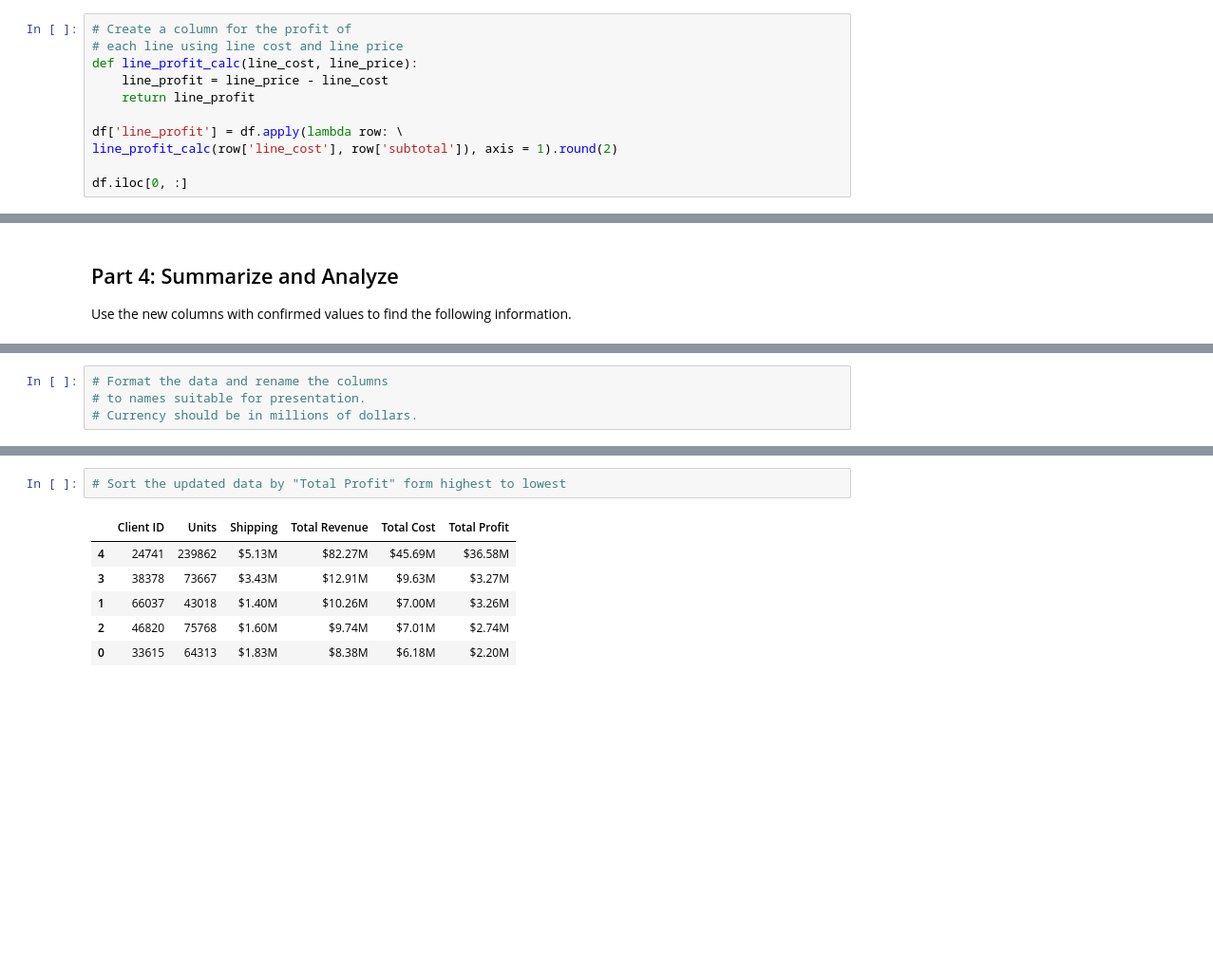
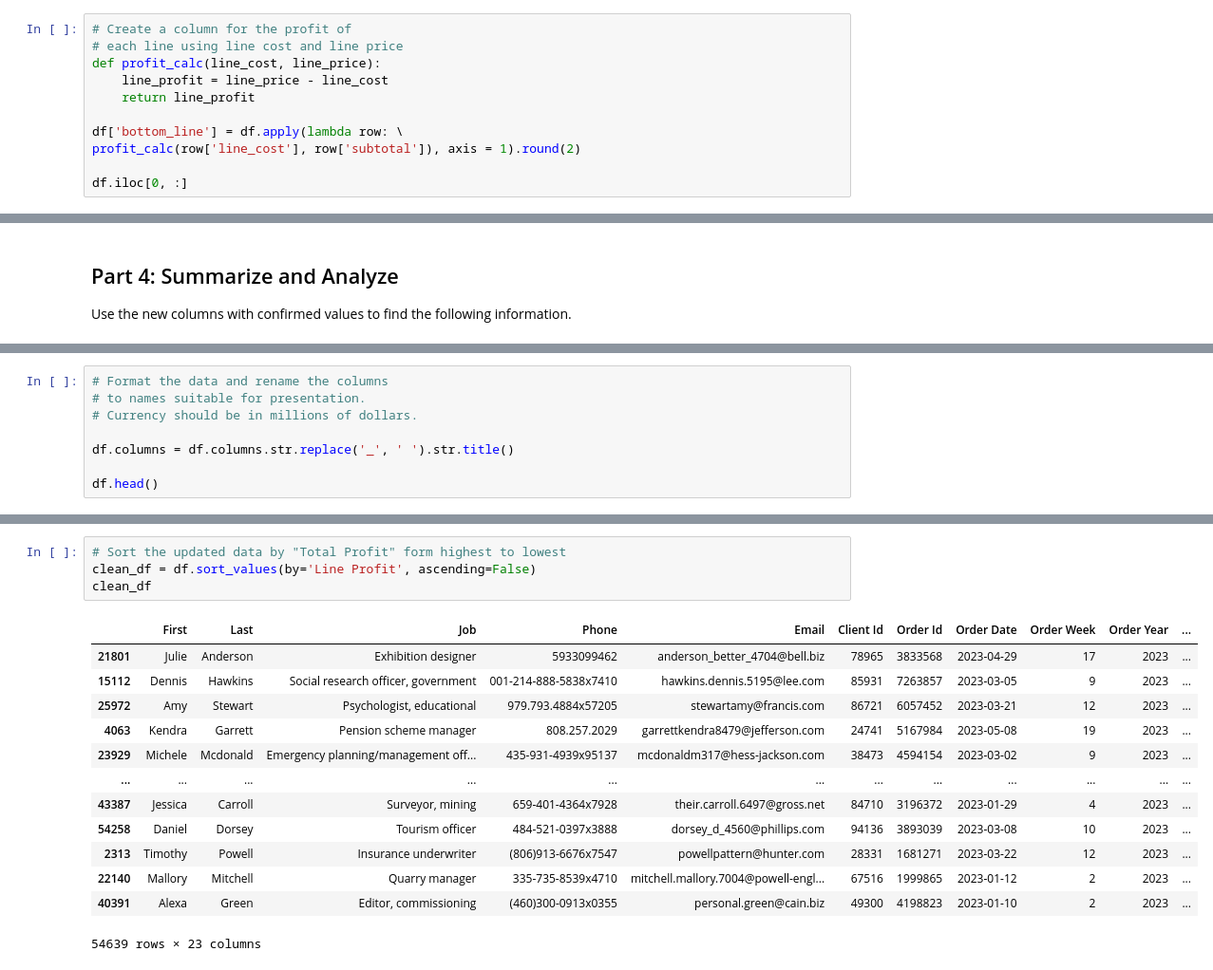
Before and after one commit to Dylan-Ross19/pandas-challenge-1, a Jupyter notebook: Starter_Code/module_4_challenge.ipynb, the cells around one changed output, grey strips where cells are left out. Shown: that part at 95% size. Drawn from its saved outputs; the diff is of its cells as text; blank space fills up the shorter version.

```diff
--- a/Starter_Code/module_4_challenge.ipynb
+++ b/Starter_Code/module_4_challenge.ipynb
@@ -260,12 +263,12 @@ Name: 0, dtype: object
 # %%
 # Create a column for the profit of
 # each line using line cost and line price
-def line_profit_calc(line_cost, line_price):
+def profit_calc(line_cost, line_price):
     line_profit = line_price - line_cost
     return line_profit
 
-df['line_profit'] = df.apply(lambda row: \
-line_profit_calc(row['line_cost'], row['subtotal']), axis = 1).round(2)
+df['bottom_line'] = df.apply(lambda row: \
+profit_calc(row['line_cost'], row['subtotal']), axis = 1).round(2)
 
 df.iloc[0, :]
 # %% [output]
@@ -339,3 +366,7 @@ Use the new columns with confirmed values to find the following information.
 # Format the data and rename the columns
 # to names suitable for presentation.
 # Currency should be in millions of dollars.
+
+df.columns = df.columns.str.replace('_', ' ').str.title()
+
+df.head()
@@ -342,9 +381,18 @@ Use the new columns with confirmed values to find the following information.
 # %%
 # Sort the updated data by "Total Profit" form highest to lowest
+clean_df = df.sort_values(by='Line Profit', ascending=False)
+clean_df
 # %% [output]
-|  | Client ID | Units | Shipping | Total Revenue | Total Cost | Total Profit |
-| 4 | 24741 | 239862 | $5.13M | $82.27M | $45.69M | $36.58M |
-| 3 | 38378 | 73667 | $3.43M | $12.91M | $9.63M | $3.27M |
-| 1 | 66037 | 43018 | $1.40M | $10.26M | $7.00M | $3.26M |
-| 2 | 46820 | 75768 | $1.60M | $9.74M | $7.01M | $2.74M |
-| 0 | 33615 | 64313 | $1.83M | $8.38M | $6.18M | $2.20M |
+|  | First | Last | Job | Phone | Email | Client Id | Order Id | Order Date | Order Week | Order Year | ... |
+| 21801 | Julie | Anderson | Exhibition designer | 5933099462 | anderson_better_4704@bell.biz | 78965 | 3833568 | 2023-04-29 | 17 | 2023 | ... |
+| 15112 | Dennis | Hawkins | Social research officer, government | 001-214-888-5838x7410 | hawkins.dennis.5195@lee.com | 85931 | 7263857 | 2023-03-05 | 9 | 2023 | ... |
+| 25972 | Amy | Stewart | Psychologist, educational | 979.793.4884x57205 | stewartamy@francis.com | 86721 | 6057452 | 2023-03-21 | 12 | 2023 | ... |
+| 4063 | Kendra | Garrett | Pension scheme manager | 808.257.2029 | garrettkendra8479@jefferson.com | 24741 | 5167984 | 2023-05-08 | 19 | 2023 | ... |
+| 23929 | Michele | Mcdonald | Emergency planning/management off... | 435-931-4939x95137 | mcdonaldm317@hess-jackson.com | 38473 | 4594154 | 2023-03-02 | 9 | 2023 | ... |
+| ... | ... | ... | ... | ... | ... | ... | ... | ... | ... | ... | ... |
+| 43387 | Jessica | Carroll | Surveyor, mining | 659-401-4364x7928 | their.carroll.6497@gross.net | 84710 | 3196372 | 2023-01-29 | 4 | 2023 | ... |
+| 54258 | Daniel | Dorsey | Tourism officer | 484-521-0397x3888 | dorsey_d_4560@phillips.com | 94136 | 3893039 | 2023-03-08 | 10 | 2023 | ... |
+| 2313 | Timothy | Powell | Insurance underwriter | (806)913-6676x7547 | powellpattern@hunter.com | 28331 | 1681271 | 2023-03-22 | 12 | 2023 | ... |
+| 22140 | Mallory | Mitchell | Quarry manager | 335-735-8539x4710 | mitchell.mallory.7004@powell-engl... | 67516 | 1999865 | 2023-01-12 | 2 | 2023 | ... |
+| 40391 | Alexa | Green | Editor, commissioning | (460)300-0913x0355 | personal.green@cain.biz | 49300 | 4198823 | 2023-01-10 | 2 | 2023 | ... |
+54639 rows × 23 columns
```
Also changed, not shown: parts of 9 cells of this notebook.
